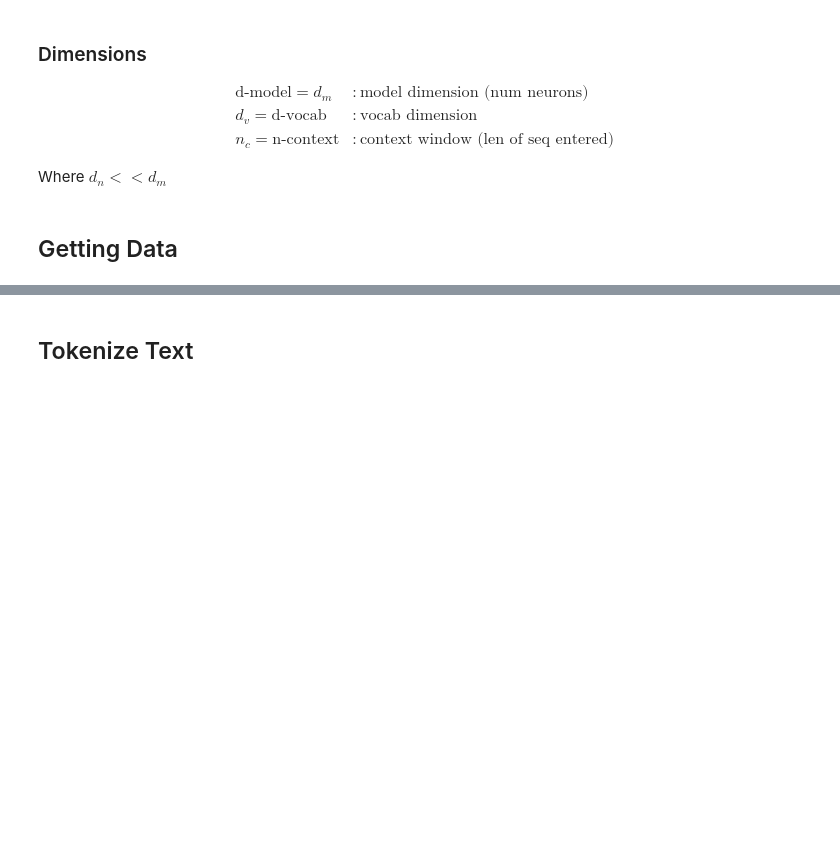
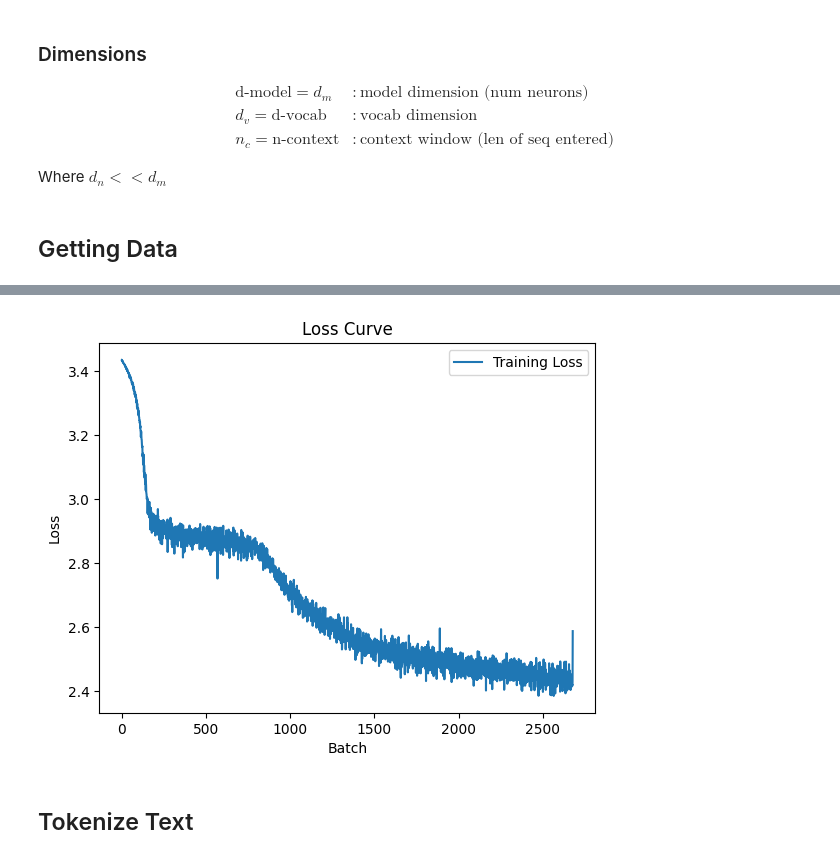
Before and after one commit to melody-gold/math598-llm-project, a Jupyter notebook: transformer.ipynb, the cells around one changed output, grey strips where cells are left out. Drawn from its saved outputs; the diff is of its cells as text; code cells hidden in the pictures; blank space fills up the shorter version.

```diff
--- a/transformer.ipynb
+++ b/transformer.ipynb
@@ -50,18 +21,28 @@ Where $d_n << d_m$
 ## Getting Data
 # %%
 url = "https://www.gutenberg.org/files/67098/67098-0.txt"
-response = requests.get(url)
+response = requests.get(url, timeout=30)
+response.raise_for_status()
 text = response.text
 
 start_marker = "*** START OF THE PROJECT GUTENBERG EBOOK"
 end_marker = "*** END OF THE PROJECT GUTENBERG EBOOK"
-
 start_idx = text.find(start_marker)
 end_idx = text.find(end_marker)
 content_area = text[start_idx:end_idx].split("\n", 1)[1]
+chapter_idx = content_area.upper().find("CHAPTER I")
+raw_text = content_area[chapter_idx:100_000]
 
-chapter_idx = content_area.upper().find("CHAPTER I")
+CONTEXT_LEN = 128
+dataset = Book_Dataset(raw_text, train_len=CONTEXT_LEN)
+tokenizer = dataset.tokenizer
 
-raw_text = content_area[chapter_idx:]
-print(raw_text[:500000])
+print(f"Dataset size:  {len(raw_text):,} characters")
+print(f"Token count:   {len(dataset.tokens):,} tokens")
+print(f"Vocab size:    {tokenizer.vocab_size} characters")
+print(f"Vocab:         {''.join(repr(c) for c in tokenizer.chars)}")
+print(f"Dataset samples (x,y pairs): {len(dataset):,}")
+print()
+print("--- First 300 characters of raw text ---")
+print(raw_text[:300])
 # %% [output]
@@ -84,0 +67,13 @@ with her great friend Pooh ..."]
+# %%
+config = Config(
+    d_model=256,
+    d_vocab=tokenizer.vocab_size,
+    d_hidden=512,
+    n_context_max=CONTEXT_LEN,
+    n_context=CONTEXT_LEN,
+    n_layers=4,
+)
+
+model = transformer(config)
+param_count = sum(p.numel() for p in model.parameters())
+print(f"Model parameter count: {param_count:,}")
@@ -84,0 +105,10 @@ with her great friend Pooh ..."]
+# %%
+t0 = time.time()
+loss_list = train_loop(dataset, batchsize=32, model=model)
+elapsed = time.time() - t0
+
+print(f"\nTraining time: {elapsed:.1f}s ({elapsed/60:.1f} min)")
+if loss_list:
+    print(f"Starting loss: {loss_list[0]:.4f}")
+    print(f"Final loss:    {loss_list[-1]:.4f}")
+# %% [output]
@@ -84,0 +132 @@ with her great friend Pooh ..."]
+[figure, added]
```
Also changed, not shown: parts of 20 cells of this notebook, 6 other files.
